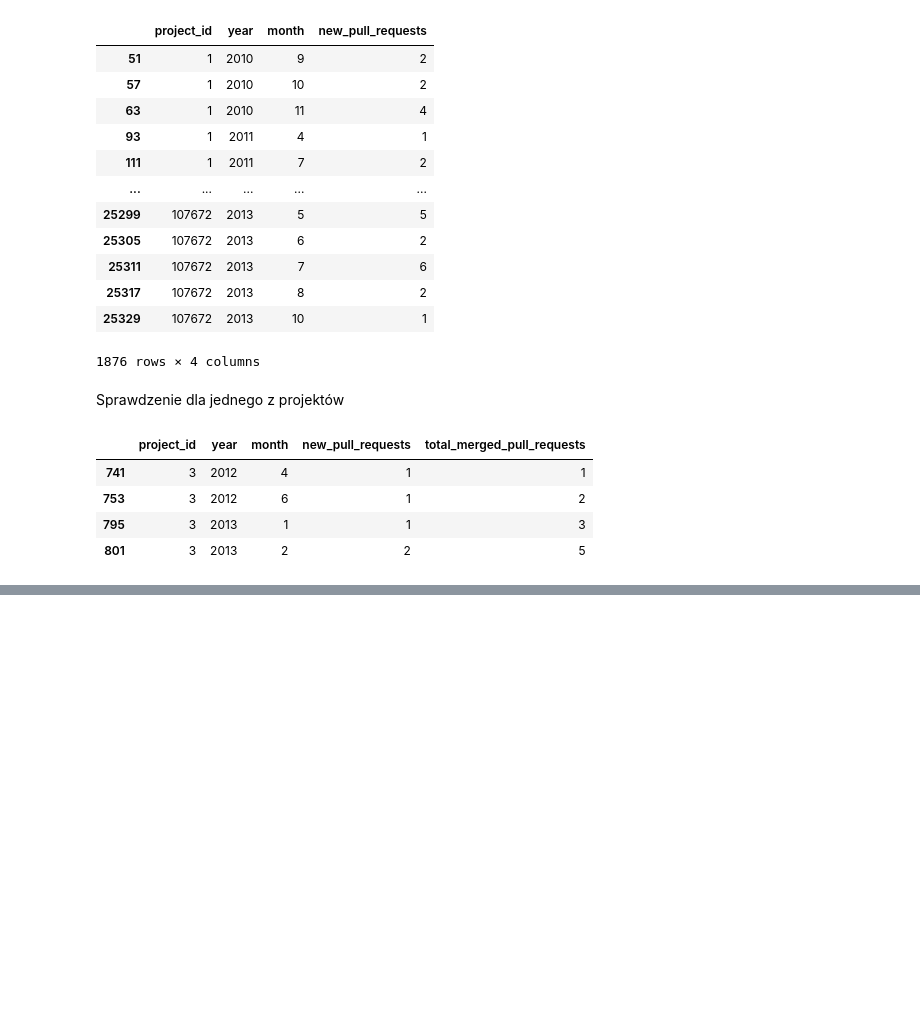
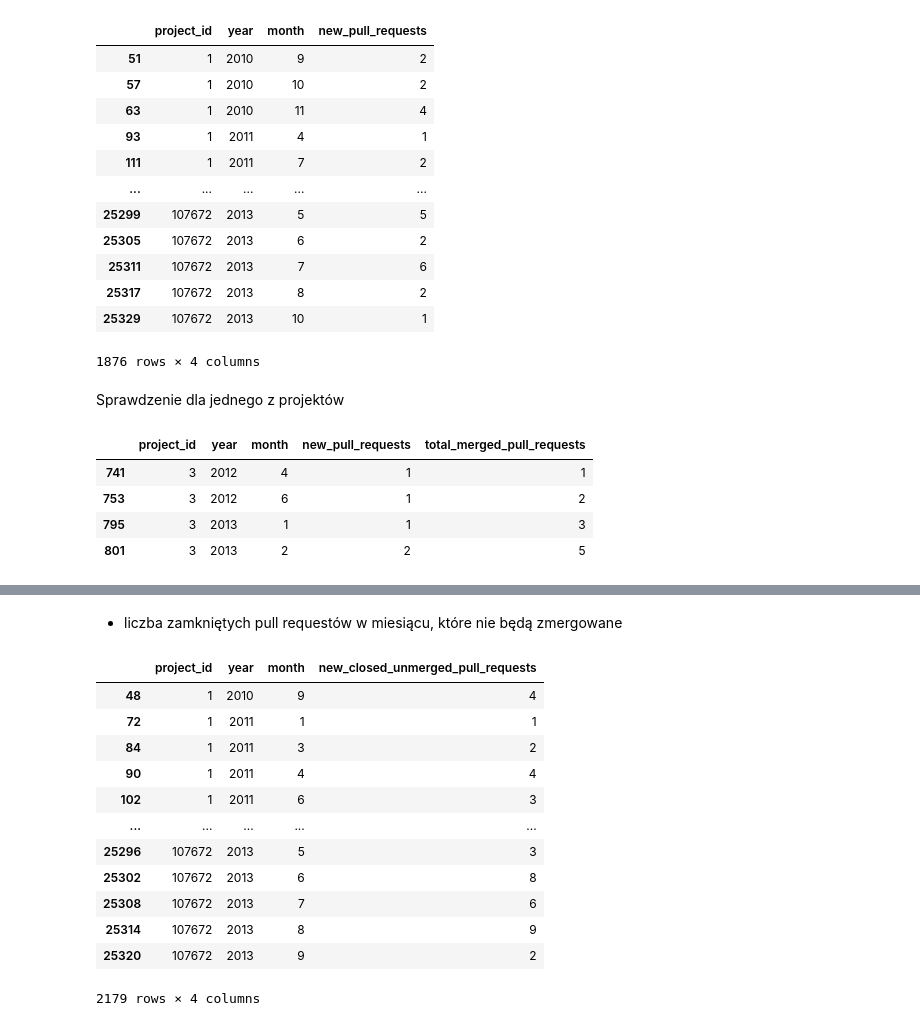
Before and after one commit to DuDiiC/engineering-thesis, a Jupyter notebook: notebooks/02_data_preparing/03. dane wyciągane z pull requestów.ipynb, the cells around one changed output, grey strips where cells are left out. Drawn from its saved outputs; the diff is of its cells as text; code cells hidden in the pictures; blank space fills up the shorter version.

```diff
--- a/notebooks/02_data_preparing/03. dane wyciągane z pull requestów.ipynb
+++ b/notebooks/02_data_preparing/03. dane wyciągane z pull requestów.ipynb
@@ -213,0 +234,21 @@ grouped_pull_requests_merged.to_pickle('../../data/02_prepared_data/total_merged
+# %% [markdown]
+- liczba zamkniętych pull requestów w miesiącu, które nie będą zmergowane
+# %%
+new_closed_unmerged_pull_requests = grouped_pull_requests[(grouped_pull_requests['action'] == 'closed') & (grouped_pull_requests['merged'] == 0)] \
+    .rename(columns={'new_pull_requests': 'new_closed_unmerged_pull_requests'}) \
+    .drop(columns={'action', 'merged'})
+new_closed_unmerged_pull_requests
+# %% [output]
+|  | project_id | year | month | new_closed_unmerged_pull_requests |
+| 48 | 1 | 2010 | 9 | 4 |
+| 72 | 1 | 2011 | 1 | 1 |
+| 84 | 1 | 2011 | 3 | 2 |
+| 90 | 1 | 2011 | 4 | 4 |
+| 102 | 1 | 2011 | 6 | 3 |
+| ... | ... | ... | ... | ... |
+| 25296 | 107672 | 2013 | 5 | 3 |
+| 25302 | 107672 | 2013 | 6 | 8 |
+| 25308 | 107672 | 2013 | 7 | 6 |
+| 25314 | 107672 | 2013 | 8 | 9 |
+| 25320 | 107672 | 2013 | 9 | 2 |
+2179 rows × 4 columns
```
Also changed, not shown: parts of 15 cells of this notebook, 1 other file.
